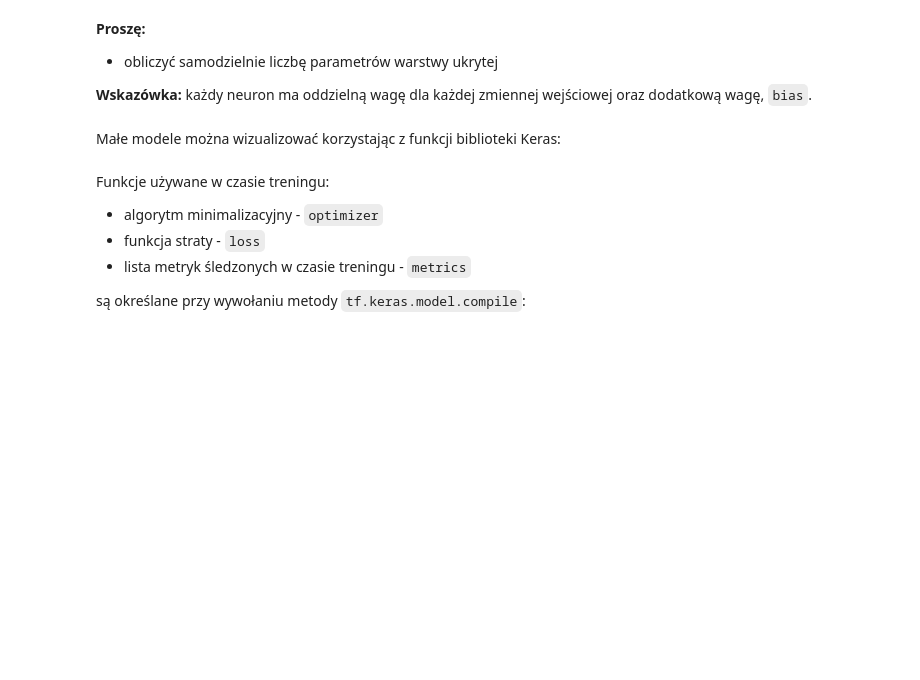
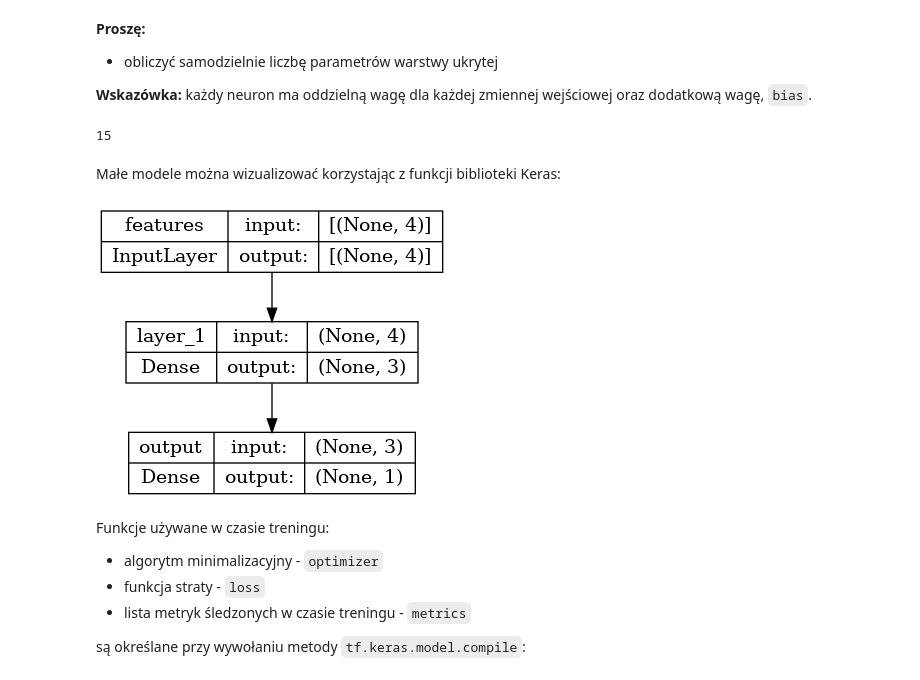
Before and after one commit to bkasza/MLII, a Jupyter notebook: 12.03/03_Trening_modelu.ipynb, the cells around one changed output. Saved outputs shown, nothing was run; the diff lists cells and outputs as text; code cells hidden in the pictures; blank space fills up the shorter version.

```diff
--- a/12.03/03_Trening_modelu.ipynb
+++ b/12.03/03_Trening_modelu.ipynb
@@ -296,7 +315,13 @@ pass
+# %%
+print(nHidenNeurons*(1+nInputs))
+# %% [output]
+15
 # %% [markdown]
 Małe modele można wizualizować korzystając z funkcji biblioteki Keras:
 # %%
-tf.keras.utils.plot_model(model, 'fig_png/ML_model.png', show_shapes=True)
+tf.keras.utils.plot_model(model, 'ML_model.png', show_shapes=True)
+# %% [output]
+[figure, added]
 # %% [markdown]
 Funkcje używane w czasie treningu:
 
```
Also changed, not shown: parts of 18 cells of this notebook, 3 other files.
